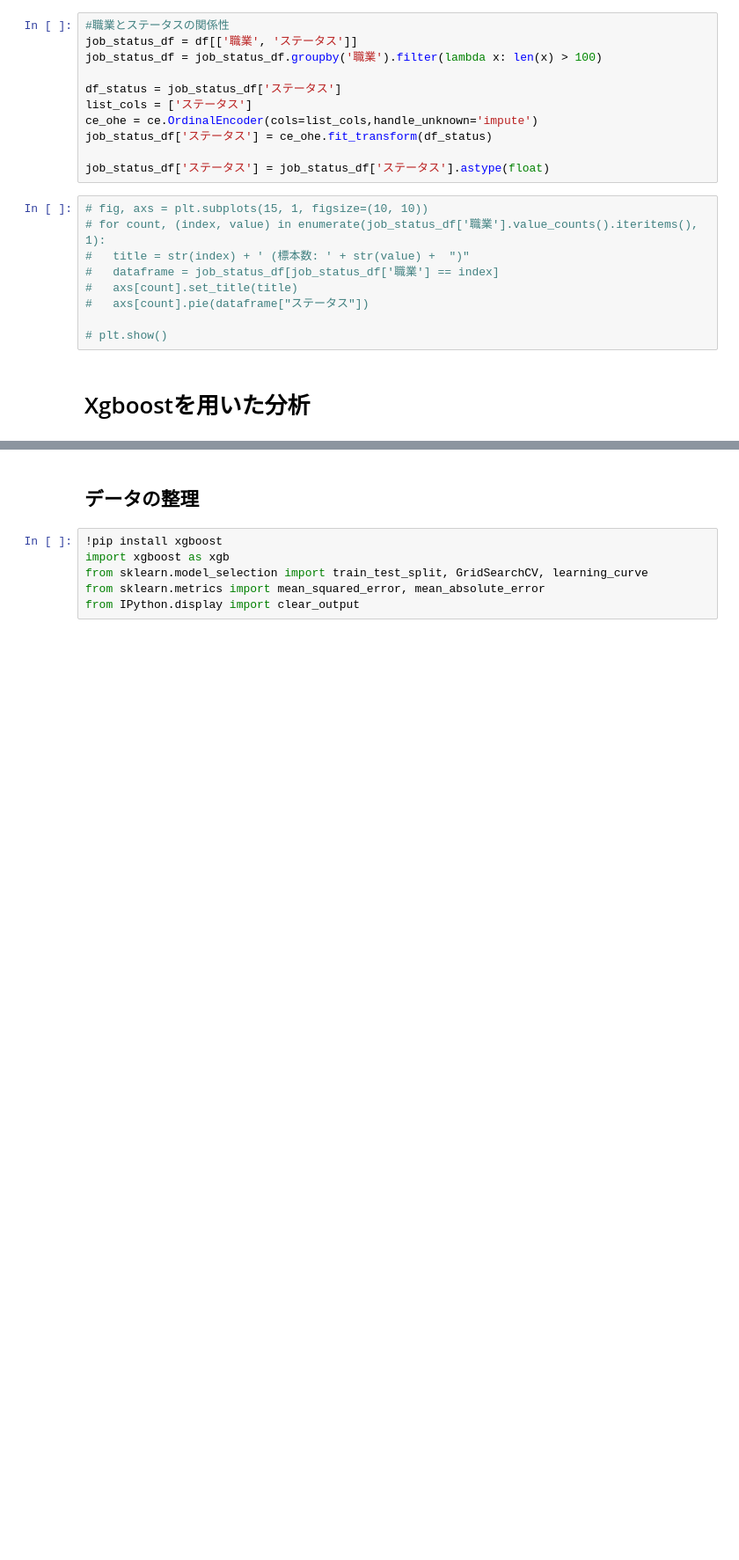
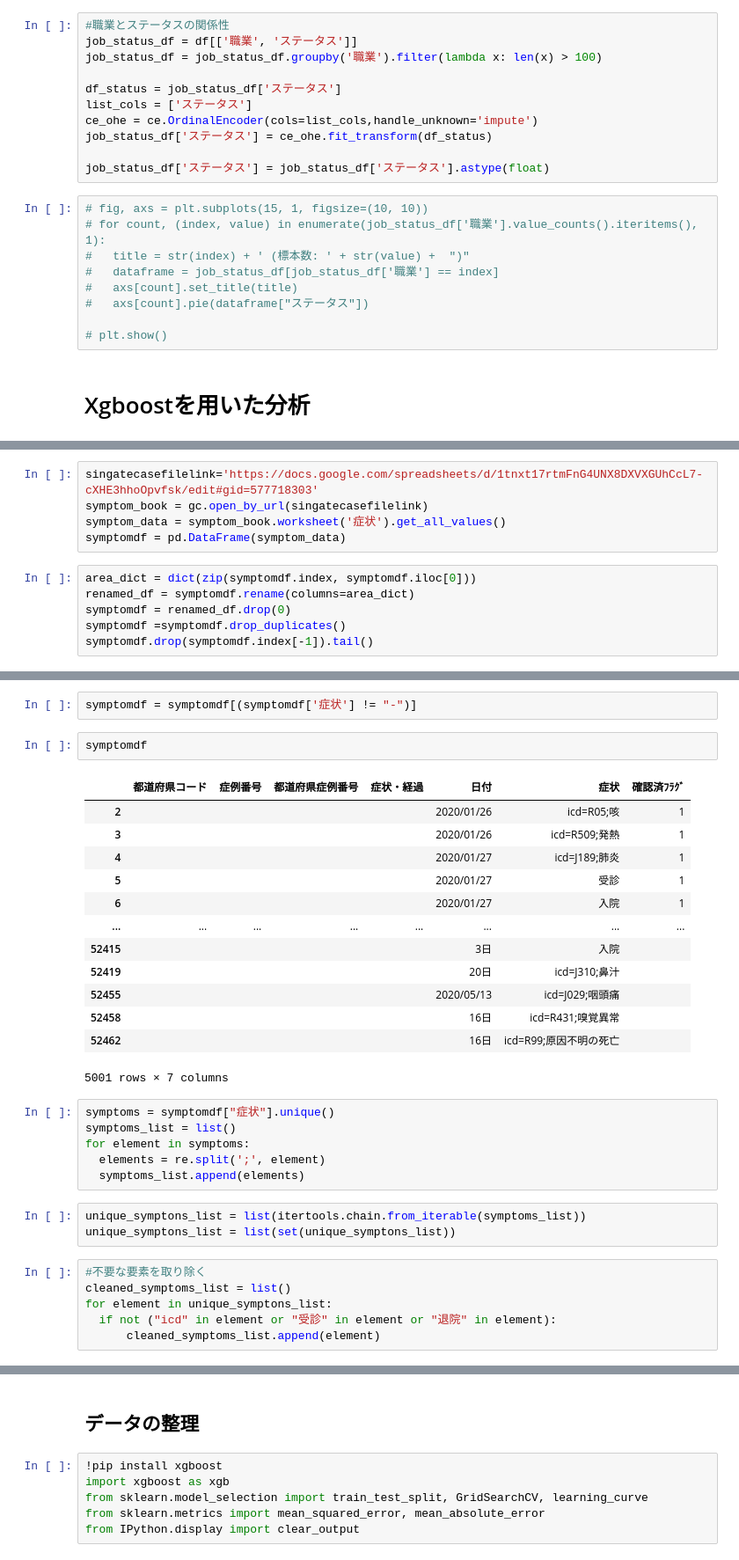
Before and after one commit to ostk0069/COVID-19-Basic-Analysis, a Jupyter notebook: signate_covid19_case_data.ipynb, the cells around one changed output, grey strips where cells are left out. Shown: that part at 88% size. Drawn from its saved outputs; the diff is of its cells as text; blank space fills up the shorter version.

```diff
--- a/signate_covid19_case_data.ipynb
+++ b/signate_covid19_case_data.ipynb
@@ -210,0 +215,11 @@ job_status_df['ステータス'] = job_status_df['ステータス'].astype(float
+# %%
+singatecasefilelink='https://docs.google.com/spreadsheets/d/1tnxt17rtmFnG4UNX8DXVXGUhCcL7-cXHE3hhoOpvfsk/edit#gid=577718303'
+symptom_book = gc.open_by_url(singatecasefilelink)
+symptom_data = symptom_book.worksheet('症状').get_all_values()
+symptomdf = pd.DataFrame(symptom_data)
+# %%
+area_dict = dict(zip(symptomdf.index, symptomdf.iloc[0]))
+renamed_df = symptomdf.rename(columns=area_dict)
+symptomdf = renamed_df.drop(0)
+symptomdf =symptomdf.drop_duplicates()
+symptomdf.drop(symptomdf.index[-1]).tail()
@@ -210,0 +233,33 @@ job_status_df['ステータス'] = job_status_df['ステータス'].astype(float
+# %%
+symptomdf = symptomdf[(symptomdf['症状'] != "-")]
+# %%
+symptomdf
+# %% [output]
+|  | 都道府県コード | 症例番号 | 都道府県症例番号 | 症状・経過 | 日付 | 症状 | 確認済ﾌﾗｸﾞ |
+| 2 |  |  |  |  | 2020/01/26 | icd=R05;咳 | 1 |
+| 3 |  |  |  |  | 2020/01/26 | icd=R509;発熱 | 1 |
+| 4 |  |  |  |  | 2020/01/27 | icd=J189;肺炎 | 1 |
+| 5 |  |  |  |  | 2020/01/27 | 受診 | 1 |
+| 6 |  |  |  |  | 2020/01/27 | 入院 | 1 |
+| ... | ... | ... | ... | ... | ... | ... | ... |
+| 52415 |  |  |  |  | 3日 | 入院 |  |
+| 52419 |  |  |  |  | 20日 | icd=J310;鼻汁 |  |
+| 52455 |  |  |  |  | 2020/05/13 | icd=J029;咽頭痛 |  |
+| 52458 |  |  |  |  | 16日 | icd=R431;嗅覚異常 |  |
+| 52462 |  |  |  |  | 16日 | icd=R99;原因不明の死亡 |  |
+5001 rows × 7 columns
+# %%
+symptoms = symptomdf["症状"].unique()
+symptoms_list = list()
+for element in symptoms:
+  elements = re.split(';', element)
+  symptoms_list.append(elements)
+# %%
+unique_symptons_list = list(itertools.chain.from_iterable(symptoms_list))
+unique_symptons_list = list(set(unique_symptons_list))
+# %%
+#不要な要素を取り除く
+cleaned_symptoms_list = list()
+for element in unique_symptons_list:
+  if not ("icd" in element or "受診" in element or "退院" in element):
+      cleaned_symptoms_list.append(element)
```
Also changed, not shown: parts of 28 cells of this notebook.
